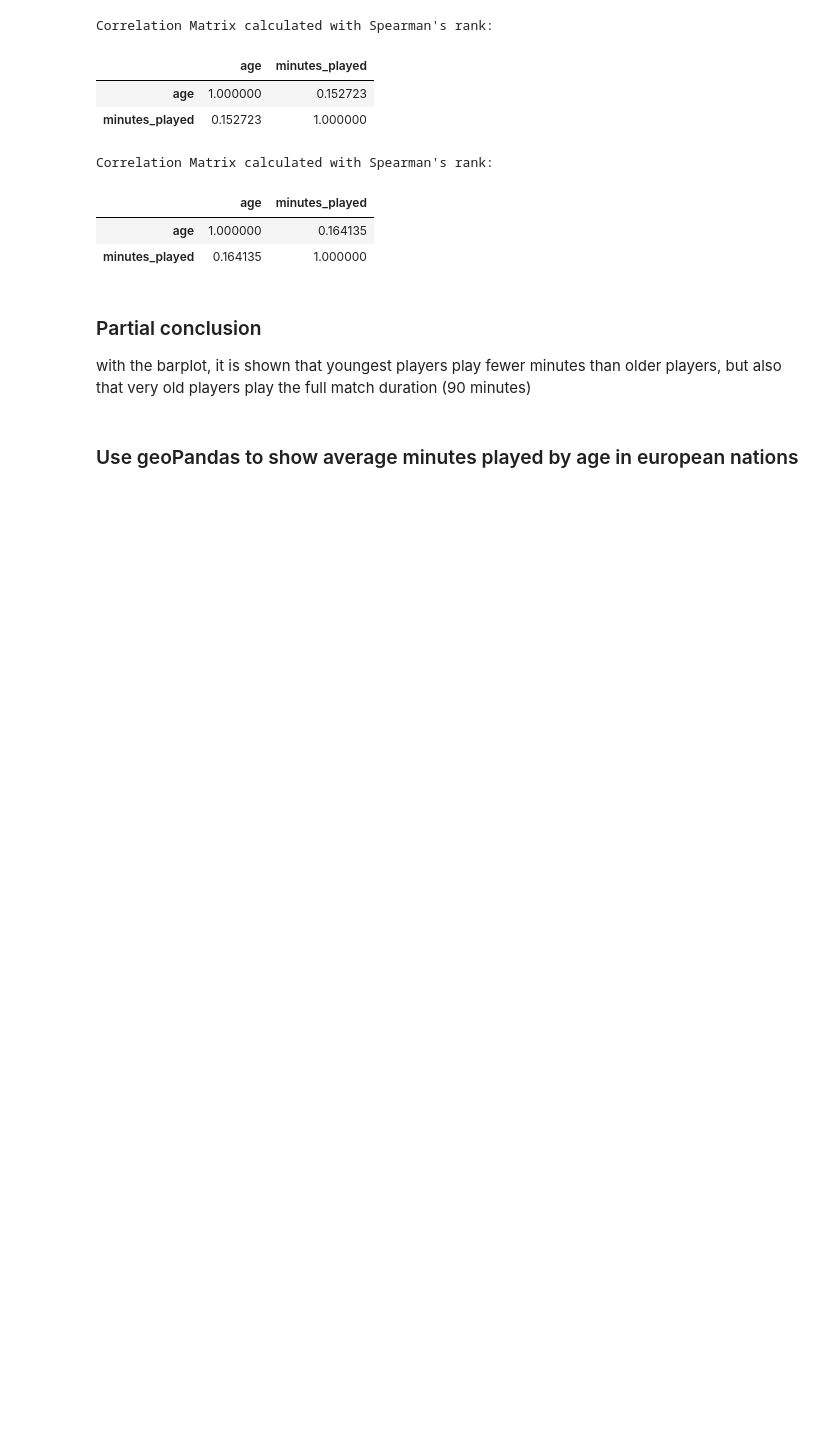
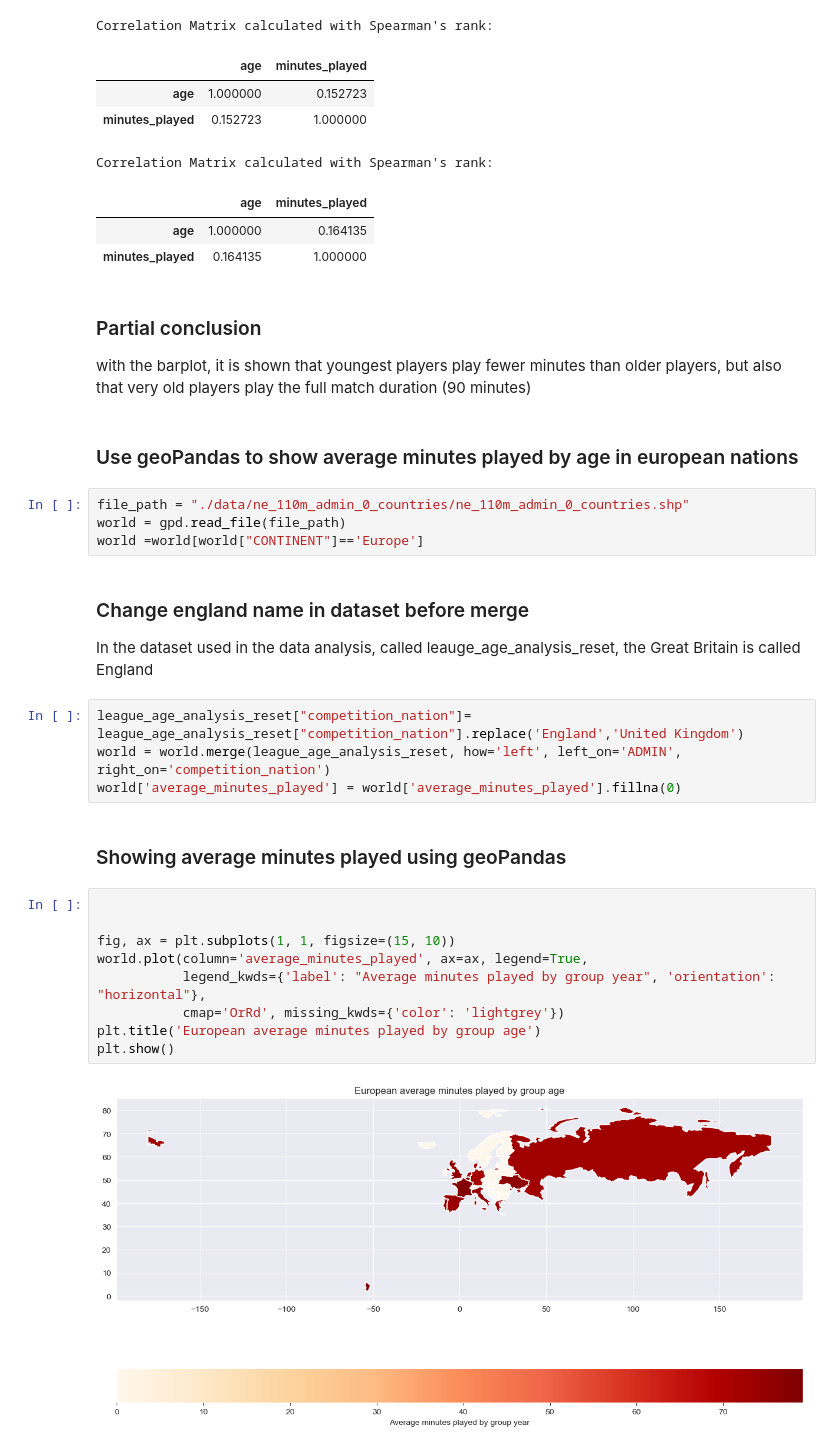
Before and after one commit to BonincontroL/IumTweb_project, a Jupyter notebook: solution/DataAnalysis/JupyterNotebooks/appearances.ipynb, the cells around one changed output. Drawn from its saved outputs; the diff is of its cells as text; blank space fills up the shorter version.

```diff
--- a/solution/DataAnalysis/JupyterNotebooks/appearances.ipynb
+++ b/solution/DataAnalysis/JupyterNotebooks/appearances.ipynb
@@ -427,3 +428,27 @@ with the barplot, it is shown that youngest players play fewer minutes than olde
 play the full match duration (90 minutes)
 # %% [markdown]
 ### Use geoPandas to show average minutes played by age in european nations
+# %%
+file_path = "./data/ne_110m_admin_0_countries/ne_110m_admin_0_countries.shp"
+world = gpd.read_file(file_path)
+world =world[world["CONTINENT"]=='Europe']
+# %% [markdown]
+### Change england name in dataset before merge
+In the dataset used in the data analysis, called leauge_age_analysis_reset, the Great Britain is called England
+# %%
+league_age_analysis_reset["competition_nation"]= league_age_analysis_reset["competition_nation"].replace('England','United Kingdom')
+world = world.merge(league_age_analysis_reset, how='left', left_on='ADMIN', right_on='competition_nation')
+world['average_minutes_played'] = world['average_minutes_played'].fillna(0)
+# %% [markdown]
+### Showing average minutes played using geoPandas
+# %%
+
+
+fig, ax = plt.subplots(1, 1, figsize=(15, 10))
+world.plot(column='average_minutes_played', ax=ax, legend=True,
+           legend_kwds={'label': "Average minutes played by group year", 'orientation': "horizontal"},
+           cmap='OrRd', missing_kwds={'color': 'lightgrey'})
+plt.title('European average minutes played by group age')
+plt.show()
+# %% [output]
+[figure, added]
```
Also changed, not shown: parts of 7 cells of this notebook.
